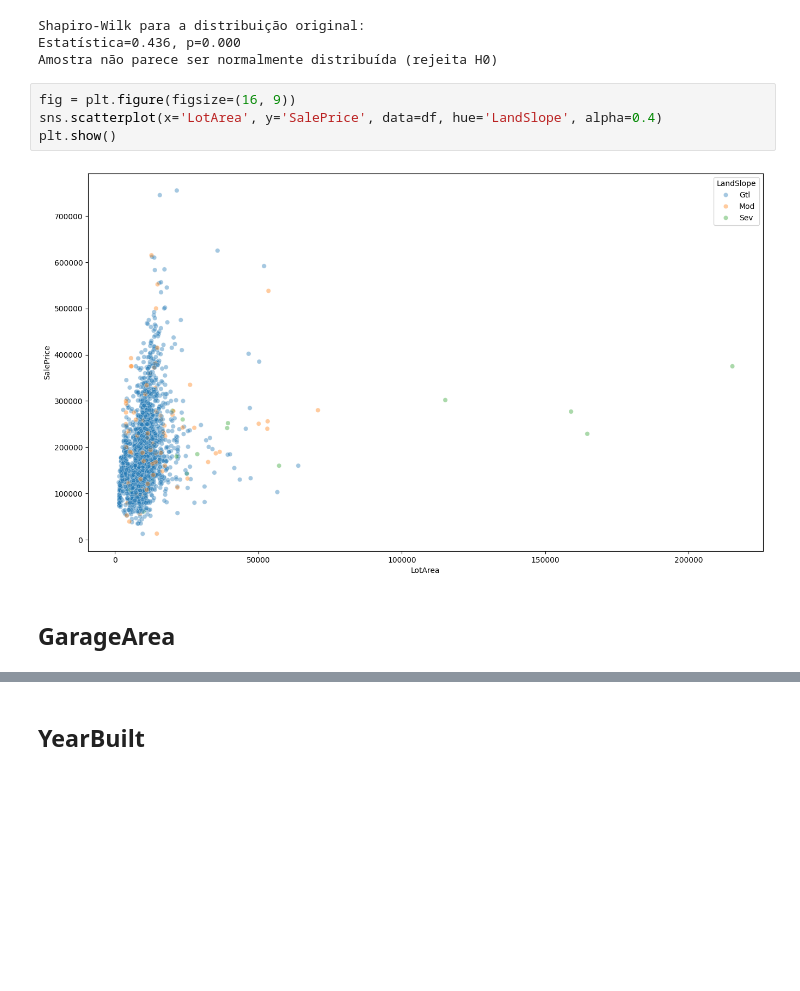
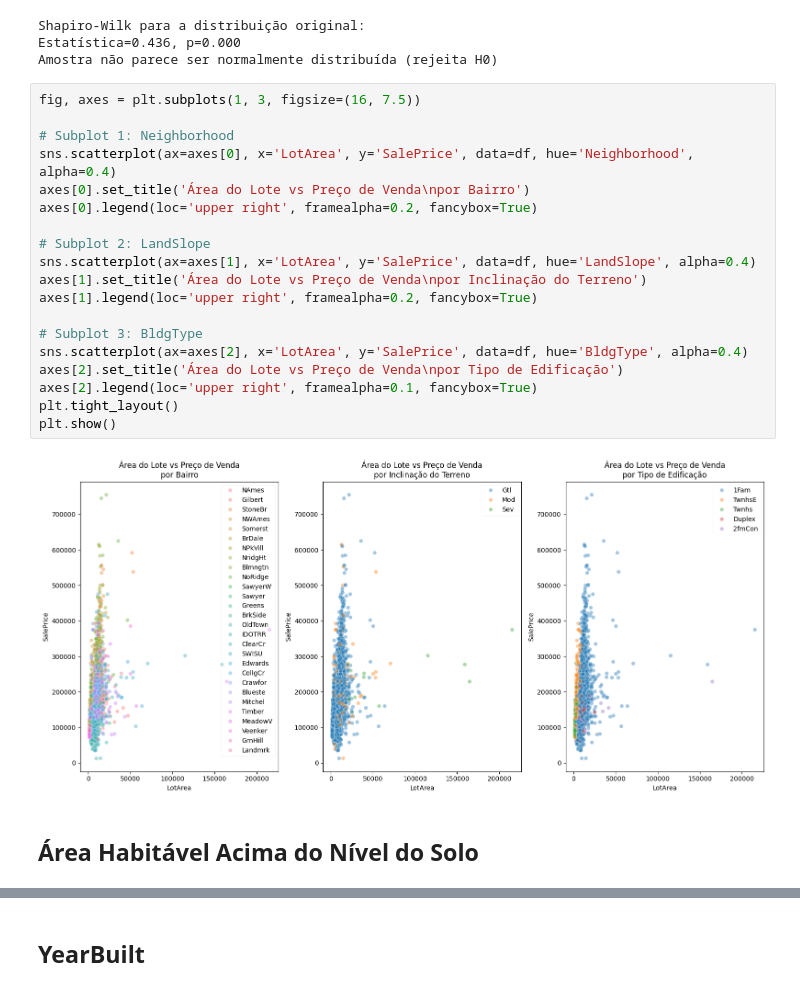
Before and after one commit to fernandosola/202412_aedi_regressao, a Jupyter notebook: notebooks/analise.ipynb, the cells around one changed output, grey strips where cells are left out. Cells and saved outputs as stored; diff of their text form; blank space fills up the shorter version.

```diff
--- a/notebooks/analise.ipynb
+++ b/notebooks/analise.ipynb
@@ -787,11 +787,26 @@ else:
 Shapiro-Wilk para a distribuição original:
 Estatística=0.436, p=0.000
 Amostra não parece ser normalmente distribuída (rejeita H0)
-# %%
-fig = plt.figure(figsize=(16, 9))
-sns.scatterplot(x='LotArea', y='SalePrice', data=df, hue='LandSlope', alpha=0.4)
-plt.show()
-# %% [output]
-[figure, removed]
-# %% [markdown]
-## GarageArea
+# %%
+fig, axes = plt.subplots(1, 3, figsize=(16, 7.5))
+
+# Subplot 1: Neighborhood
+sns.scatterplot(ax=axes[0], x='LotArea', y='SalePrice', data=df, hue='Neighborhood', alpha=0.4)
+axes[0].set_title('Área do Lote vs Preço de Venda\npor Bairro')
+axes[0].legend(loc='upper right', framealpha=0.2, fancybox=True)
+
+# Subplot 2: LandSlope
+sns.scatterplot(ax=axes[1], x='LotArea', y='SalePrice', data=df, hue='LandSlope', alpha=0.4)
+axes[1].set_title('Área do Lote vs Preço de Venda\npor Inclinação do Terreno')
+axes[1].legend(loc='upper right', framealpha=0.2, fancybox=True)
+
+# Subplot 3: BldgType
+sns.scatterplot(ax=axes[2], x='LotArea', y='SalePrice', data=df, hue='BldgType', alpha=0.4)
+axes[2].set_title('Área do Lote vs Preço de Venda\npor Tipo de Edificação')
+axes[2].legend(loc='upper right', framealpha=0.1, fancybox=True)
+plt.tight_layout()
+plt.show()
+# %% [output]
+[figure, added]
+# %% [markdown]
+## Área Habitável Acima do Nível do Solo
```
Also changed, not shown: parts of 11 cells of this notebook.
